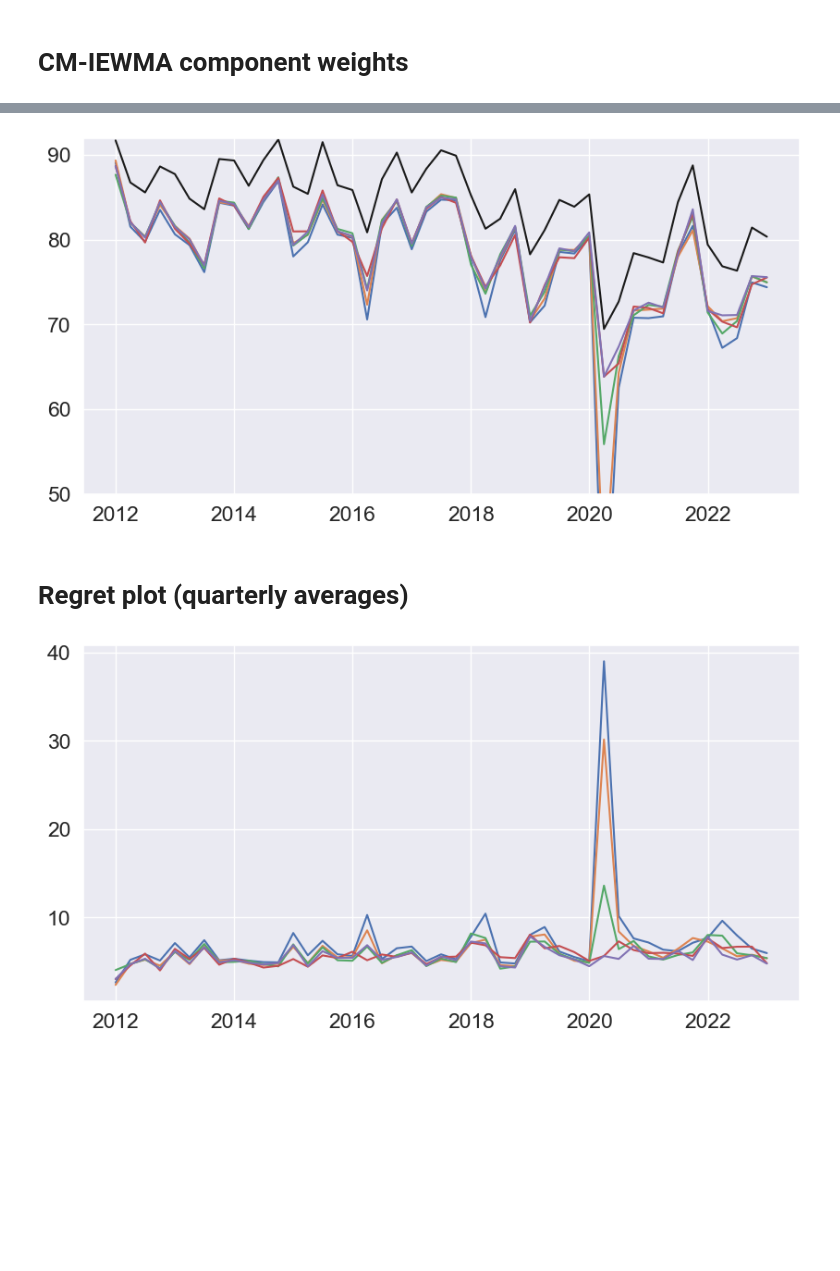
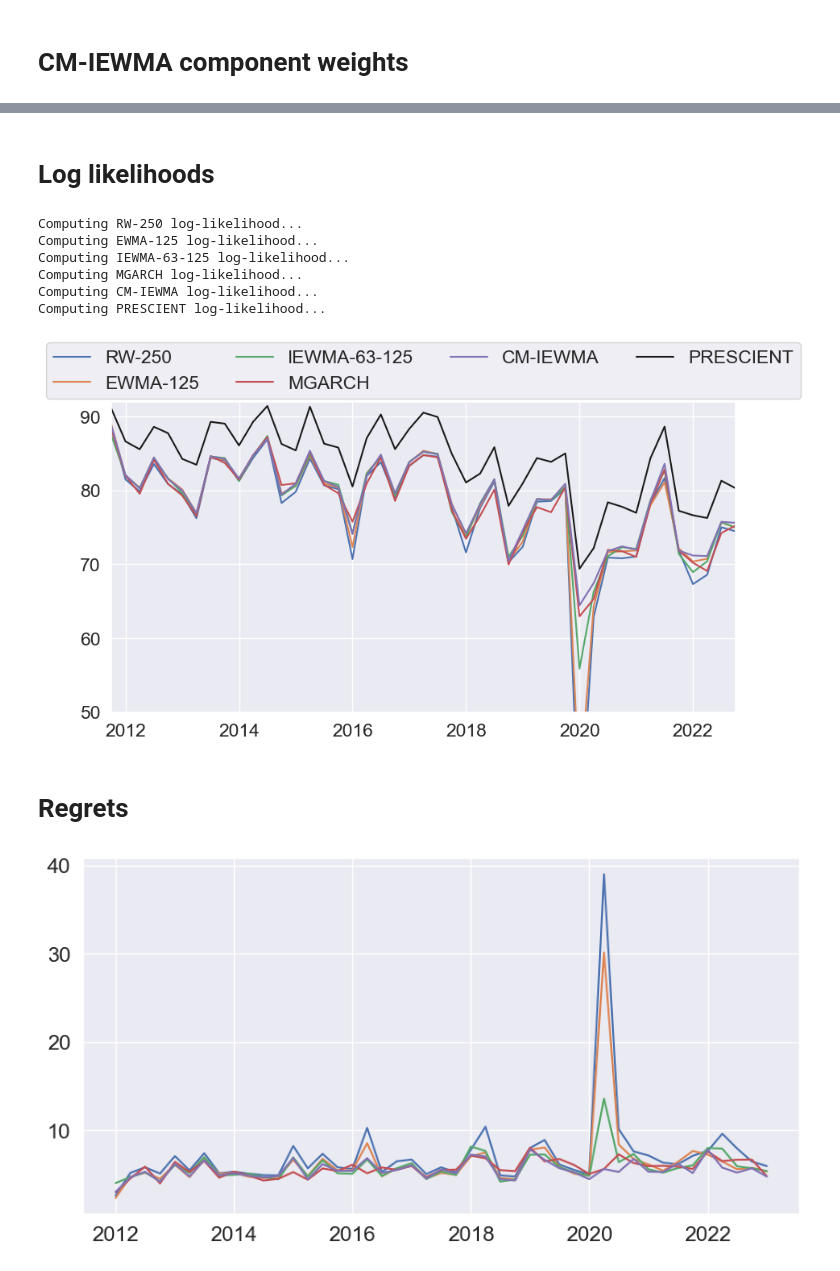
Before and after one commit to cvxgrp/cov_pred_finance, a Jupyter notebook: notebooks/stock_portfolios.ipynb, the cells around one changed output, grey strips where cells are left out. Saved outputs shown, nothing was run; the diff lists cells and outputs as text; code cells hidden in the pictures; blank space fills up the shorter version.

```diff
--- a/notebooks/stock_portfolios.ipynb
+++ b/notebooks/stock_portfolios.ipynb
@@ -45 +40,4 @@ iewma.name = "IEWMA-63-125"
+# %%
+# IEWMA
+iewma_63_125 = iterated_ewma(returns, vola_halflife=63, cov_halflife=125)
 # %%
@@ -173,5 +74,13 @@ assert list(prescient.R.index) == [*prescient.Sigma_hats.keys()]
 # Define start and end of backtest; first two years used for training/burn-in
 start_date = pd.to_datetime("2011-12-28", format="%Y-%m-%d")
 end_date = pd.to_datetime("2022-12-30", format="%Y-%m-%d")
+# %%
+names = ["RW-250", "EWMA-125", "IEWMA-63-125", "MGARCH", "CM-IEWMA", "PRESCIENT"]
+
+predictors_temp = [rw, ewma_125, iewma_63_125, mgarch, cm_iewma, prescient]
+predictors = []
+
+for predictor in predictors_temp:
+    predictors.append({t: predictor[t] for t in predictor.keys() if t >= start_date and t <= end_date})
 # %% [markdown]
 # CM-IEWMA component weights
@@ -215,9 +86,0 @@ plt.axhline(float(effective_T1.mean()), color="black", linestyle="--", label="Me
-# %%
-# List of predictors
-predictors = [rolling_window, ewma, iewma, mgarch, cm_iewma, prescient]
-labels = [predictor.name for predictor in predictors]
-
-# Get log-likelihoods and Lt_hats (Lt_hats used for some optimization problems)
-for predictor in predictors:
-    predictor.get_Lt_hats(start_date, end_date)
-    predictor.get_log_likelihoods(start_date, end_date)
@@ -226,17 +101,32 @@ for predictor in predictors:
+# %% [markdown]
+# Log likelihoods
+# %%
+log_likelihoods = {}
+
+for i, predictor in enumerate(predictors):
+    print("Computing " + names[i] + " log-likelihood...")
+    returns_temp = returns.loc[pd.Series(predictor).index].values[1:]
+    times = pd.Series(predictor).index[1:]
+    Sigmas_temp = np.stack([predictor[t].values for t in predictor.keys()])[:-1]
+
+    log_likelihoods[names[i]] = pd.Series(log_likelihood(returns_temp, Sigmas_temp), index=times)
+# %% [output]
+Computing RW-250 log-likelihood...
+Computing EWMA-125 log-likelihood...
+Computing IEWMA-63-125 log-likelihood...
+Computing MGARCH log-likelihood...
+Computing CM-IEWMA log-likelihood...
+Computing PRESCIENT log-likelihood...
 # %%
 fig, ax = plt.subplots(1, 1, figsize=(10, 5))
-prescient_ind = len(predictors)-1
-for i, predictor in enumerate(predictors):
-    if i==prescient_ind:
-        plt.plot(predictor.log_likelihoods.resample("Q").mean().index, \
-        predictor.log_likelihoods.resample("Q").mean(), c="k")
+for name in names:
+    if name == 'PRESCIENT':
+        log_likelihoods[name].resample("Q").mean().plot(label=name, c="k")
     else:
-        plt.plot(predictor.log_likelihoods.resample("Q").mean().index, \
-        predictor.log_likelihoods.resample("Q").mean())
-
-# plt.legend(bbox_to_anchor=(0.5, 1.1), loc='center', ncols=4, labels=labels, scatterpoints=1, markerscale=5);
+        log_likelihoods[name].resample("Q").mean().plot(label=name)
+plt.legend(bbox_to_anchor=(0.5, 1.1), loc='center', ncols=4, labels=names, scatterpoints=1, markerscale=5);
 plt.ylim(50,92);
 # %% [output]
-[figure, old version]
+[figure, new version]
-# %% [markdown]
-# Regret plot (quarterly averages)
+# %% [markdown]
+# Regrets
```
Also changed, not shown: parts of 27 cells of this notebook, 24 other files.
